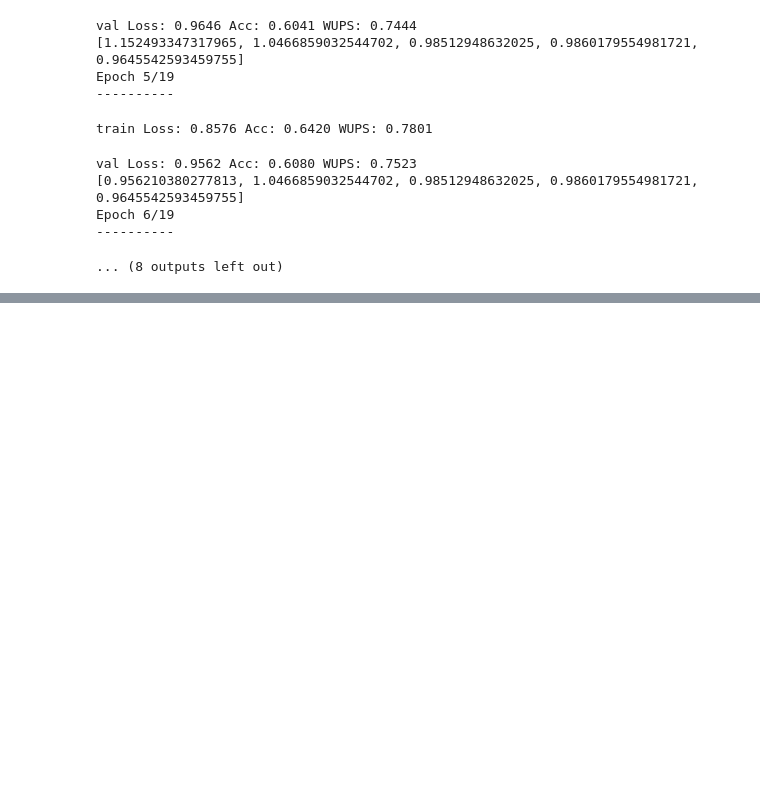
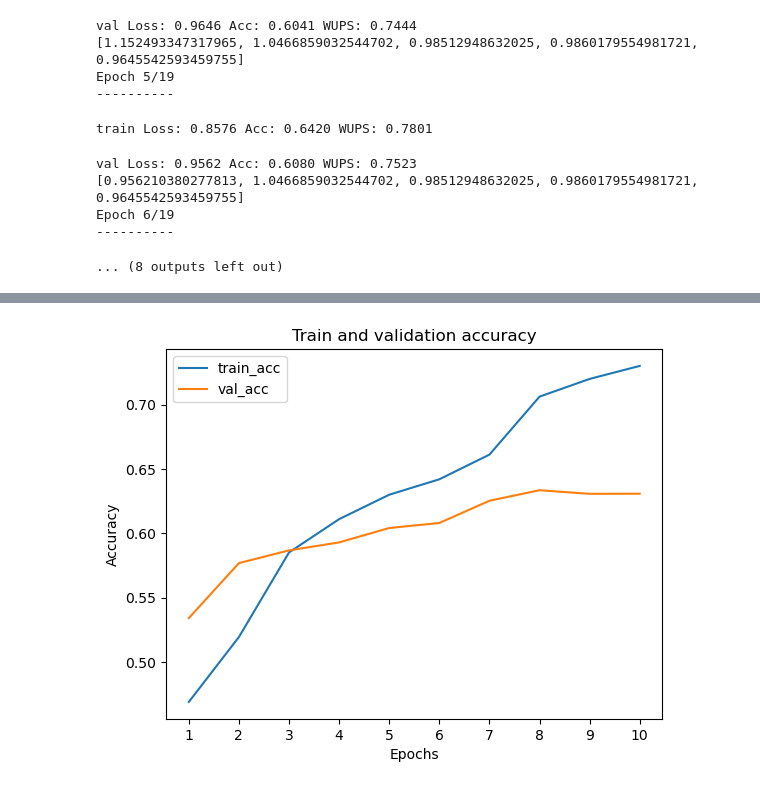
Before and after one commit to harrysun23w/dl4cv-film-vqa, a Jupyter notebook: codes.ipynb, the cells around one changed output, grey strips where cells are left out. Saved outputs shown, nothing was run; the diff lists cells and outputs as text; code cells hidden in the pictures; blank space fills up the shorter version.

```diff
--- a/codes.ipynb
+++ b/codes.ipynb
@@ -680,0 +714,13 @@ Epoch 6/19
+# %%
+fig = plt.figure()
+rangez = np.arange(1,11)
+plt.plot(rangez, train_acc, label='train_acc')
+plt.plot(rangez, val_acc, label='val_acc')
+plt.xlabel('Epochs')
+plt.ylabel('Accuracy')
+plt.legend()
+plt.xticks(rangez)
+plt.title('Train and validation accuracy')
+plt.show()
+# %% [output]
+[figure, added]
```
Also changed, not shown: parts of 24 cells of this notebook.
